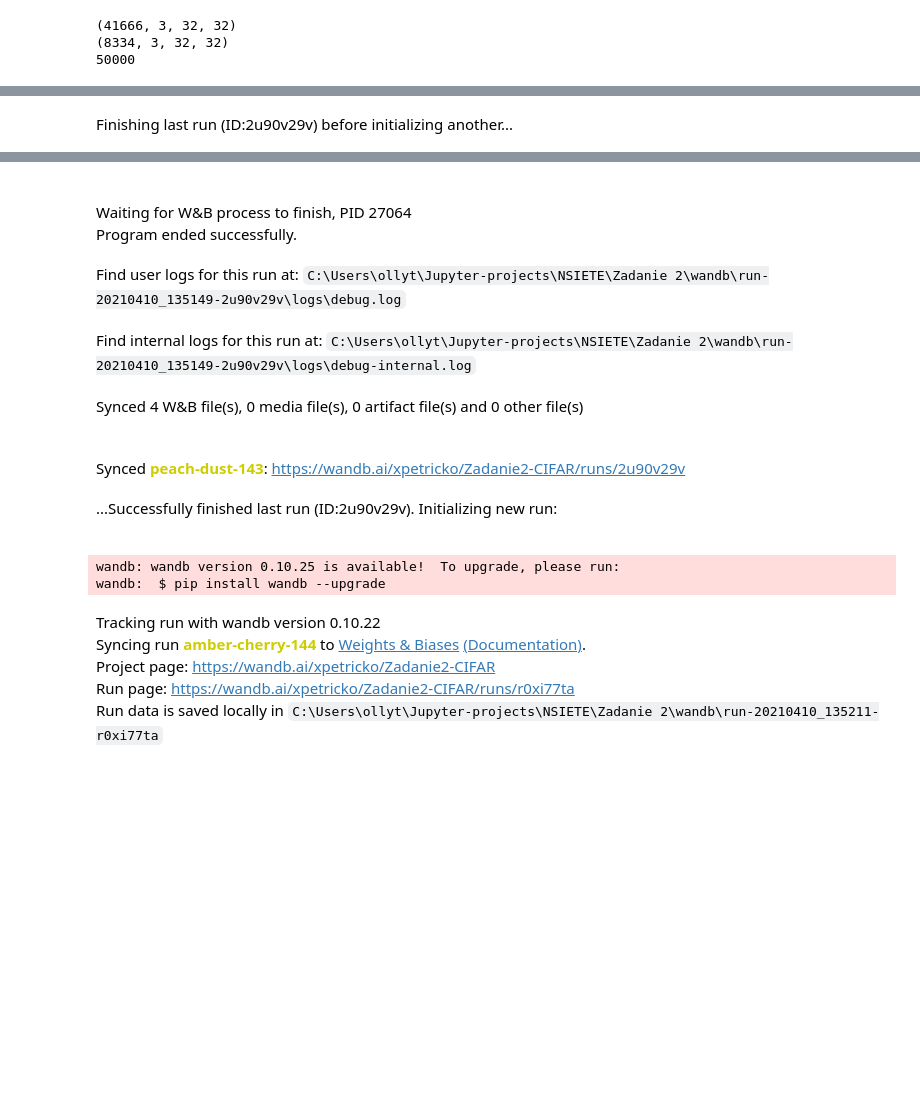
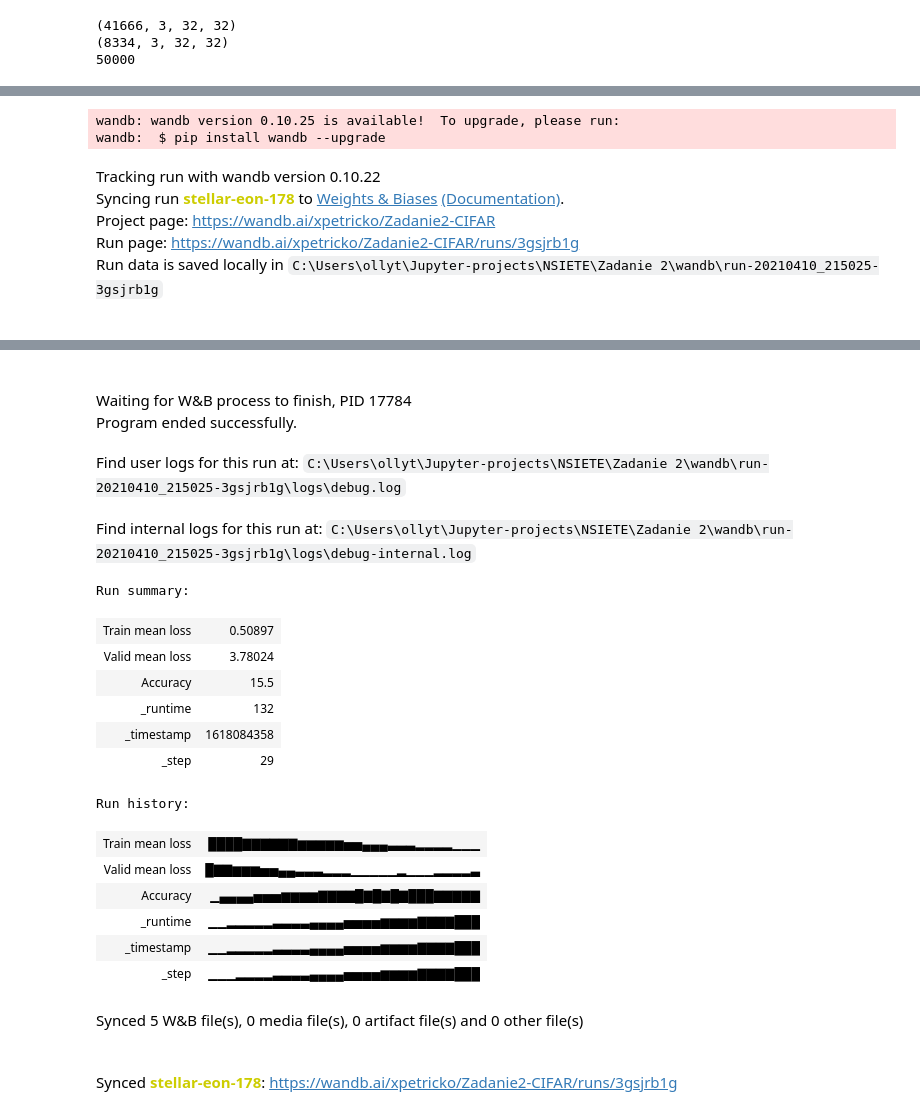
Before and after one commit to letv3/NSIETE, a Jupyter notebook: Zadanie 2/Zadanie2.ipynb, the cells around one changed output, grey strips where cells are left out. Cells and saved outputs as stored; diff of their text form; code cells hidden in the pictures; blank space fills up the shorter version.

```diff
--- a/Zadanie 2/Zadanie2.ipynb
+++ b/Zadanie 2/Zadanie2.ipynb
@@ -121,17 +121,17 @@ train_loader = DataLoader(dataset=train_data,batch_size=256)
 valid_loader = DataLoader(dataset=valid_data,batch_size=256)
 
 
-dataiter=iter(train_loader)
-images, labels = dataiter.next()
+# dataiter=iter(train_loader)
+# images, labels = dataiter.next()
 
-print('images shape: ', images.size())
-print('labels shape: ', labels.size())
+# print('images shape: ', images.size())
+# print('labels shape: ', labels.size())
 
 
-x_max,y_max = 3,3
-offset = 0
+# x_max,y_max = 3,3
+# offset = 0
 
-f, axarr = plt.subplots(y_max,x_max)
-for y in range(y_max):
-    for x in range(x_max):
-        axarr[y,x].imshow(images[y*y_max+x].permute(1,2,0))
+# f, axarr = plt.subplots(y_max,x_max)
+# for y in range(y_max):
+#     for x in range(x_max):
+#         axarr[y,x].imshow(images[y*y_max+x].permute(1,2,0))
@@ -483,13 +470,13 @@ class Net(nn.Module):
         super(Net, self).__init__()
         self.features = vgg11_bn
         self.classifier = nn.Sequential(
-            nn.Linear(512,4096),
+            nn.Linear(512,2042),
             nn.ReLU(True),
             nn.Dropout(),
-            nn.Linear(4096,4096),
+            nn.Linear(2042,2042),
             nn.ReLU(True),
             nn.Dropout(),
-            nn.Linear(4096,num_classes)
+            nn.Linear(2042,num_classes)
         )
 
     def forward(self, x):
@@ -499,7 +486,7 @@ class Net(nn.Module):
         return x
 # %%
 
-learning_rate=1e-4
+learning_rate=2e-5
 betas = (0.9,0.999)
 batch_size = 256
 sample_limit = 6000
@@ -523,7 +510,7 @@ def save_model(epoch, model, optimizer, train_loss, valid_loss, accuracy):
     }, PATH)
 # %%
 run = wandb.init(project='Zadanie2-CIFAR', entity='xpetricko')
-run.name = f"13run-{epochs}e-{batch_size}bs-vgg11_bn"
+run.name = f"17run-{epochs}e-{batch_size}bs-vgg11_bn"
 
 
 config = wandb.config
@@ -531,12 +518,12 @@ config.learning_rate = learning_rate
 config.sample_limit=sample_limit
 config.batch_size=batch_size
 config.epochs_with_no_improve =  6
-config.notes='AdamW optimizer + adjusting lr for 0.9 in each epoch'
+config.notes='update_architecture'
 
 
 model = Net(3,100)
 model.to(device)
-optimizer = optim.AdamW(model.parameters(),lr=learning_rate) # pri adamW weight_decay = 1e-2
+optimizer = optim.AdamW(model.parameters(),lr=learning_rate, weight_decay = 0.1) # pri adamW weight_decay = 1e-2
 loss_fn = nn.CrossEntropyLoss()
 
 X_train,X_valid,y_train,y_valid = train_test_split_v2(X_train_np,
@@ -610,10 +597,16 @@ for epoch in range(epochs):
         epochs_no_improve += 1
 
     if epoch > 5 and epochs_no_improve == n_epochs_stop:
-        print(f'Early Stopping on epoch {epoch}/{epochs}')
-        early_stop = True
+        print(f'Early Stopping on epoch {epoch}/{epochs}, min valid loss: {min_valid_loss}, last valid loss: {mean_valid_losses[-1]}')
+#         early_stop = True
         break
-
+torch.cuda.empty_cache()
 run.finish()
 # %% [output]
+wandb: wandb version 0.10.25 is available!  To upgrade, please run:
+wandb:  $ pip install wandb --upgrade
-Finishing last run (ID:2u90v29v) before initializing another...
+Tracking run with wandb version 0.10.22
+Syncing run stellar-eon-178 to Weights & Biases (Documentation).
+Project page: https://wandb.ai/xpetricko/Zadanie2-CIFAR
+Run page: https://wandb.ai/xpetricko/Zadanie2-CIFAR/runs/3gsjrb1g
+Run data is saved locally in C:\Users\ollyt\Jupyter-projects\NSIETE\Zadanie 2\wandb\run-20210410_215025-3gsjrb1g
@@ -620,14 +630,20 @@ Finishing last run (ID:2u90v29v) before initializing another...
-Waiting for W&B process to finish, PID 27064
+Waiting for W&B process to finish, PID 17784
 Program ended successfully.
-Find user logs for this run at: C:\Users\ollyt\Jupyter-projects\NSIETE\Zadanie 2\wandb\run-20210410_135149-2u90v29v\logs\debug.log
+Find user logs for this run at: C:\Users\ollyt\Jupyter-projects\NSIETE\Zadanie 2\wandb\run-20210410_215025-3gsjrb1g\logs\debug.log
-Find internal logs for this run at: C:\Users\ollyt\Jupyter-projects\NSIETE\Zadanie 2\wandb\run-20210410_135149-2u90v29v\logs\debug-internal.log
+Find internal logs for this run at: C:\Users\ollyt\Jupyter-projects\NSIETE\Zadanie 2\wandb\run-20210410_215025-3gsjrb1g\logs\debug-internal.log
+Run summary:
+| Train mean loss | 0.50897 |
+| Valid mean loss | 3.78024 |
+| Accuracy | 15.5 |
+| _runtime | 132 |
+| _timestamp | 1618084358 |
+| _step | 29 |
+Run history:
+| Train mean loss | ████▇▇▇▇▇▇▆▆▆▆▆▅▅▄▄▄▃▃▃▂▂▂▂▁▁▁ |
+| Valid mean loss | █▇▇▆▆▆▅▅▄▄▃▃▃▂▂▂▁▁▁▁▁▂▁▁▁▂▂▂▂▃ |
+| Accuracy | ▁▄▄▄▄▅▅▅▆▆▆▆▇▇▇▇█▇█▇█▇███▇▇▇▇▇ |
+| _runtime | ▁▁▂▂▂▂▂▃▃▃▃▄▄▄▄▅▅▅▅▆▆▆▆▇▇▇▇███ |
+| _timestamp | ▁▁▂▂▂▂▂▃▃▃▃▄▄▄▄▅▅▅▅▆▆▆▆▇▇▇▇███ |
+| _step | ▁▁▁▂▂▂▂▃▃▃▃▄▄▄▄▅▅▅▅▆▆▆▆▇▇▇▇███ |
-Synced 4 W&B file(s), 0 media file(s), 0 artifact file(s) and 0 other file(s)
+Synced 5 W&B file(s), 0 media file(s), 0 artifact file(s) and 0 other file(s)
-Synced peach-dust-143: https://wandb.ai/xpetricko/Zadanie2-CIFAR/runs/2u90v29v
+Synced stellar-eon-178: https://wandb.ai/xpetricko/Zadanie2-CIFAR/runs/3gsjrb1g
-...Successfully finished last run (ID:2u90v29v). Initializing new run:
-wandb: wandb version 0.10.25 is available!  To upgrade, please run:
-wandb:  $ pip install wandb --upgrade
-Tracking run with wandb version 0.10.22
-Syncing run amber-cherry-144 to Weights & Biases (Documentation).
-Project page: https://wandb.ai/xpetricko/Zadanie2-CIFAR
-Run page: https://wandb.ai/xpetricko/Zadanie2-CIFAR/runs/r0xi77ta
-Run data is saved locally in C:\Users\ollyt\Jupyter-projects\NSIETE\Zadanie 2\wandb\run-20210410_135211-r0xi77ta
```
Also changed, not shown: parts of 5 cells of this notebook.
